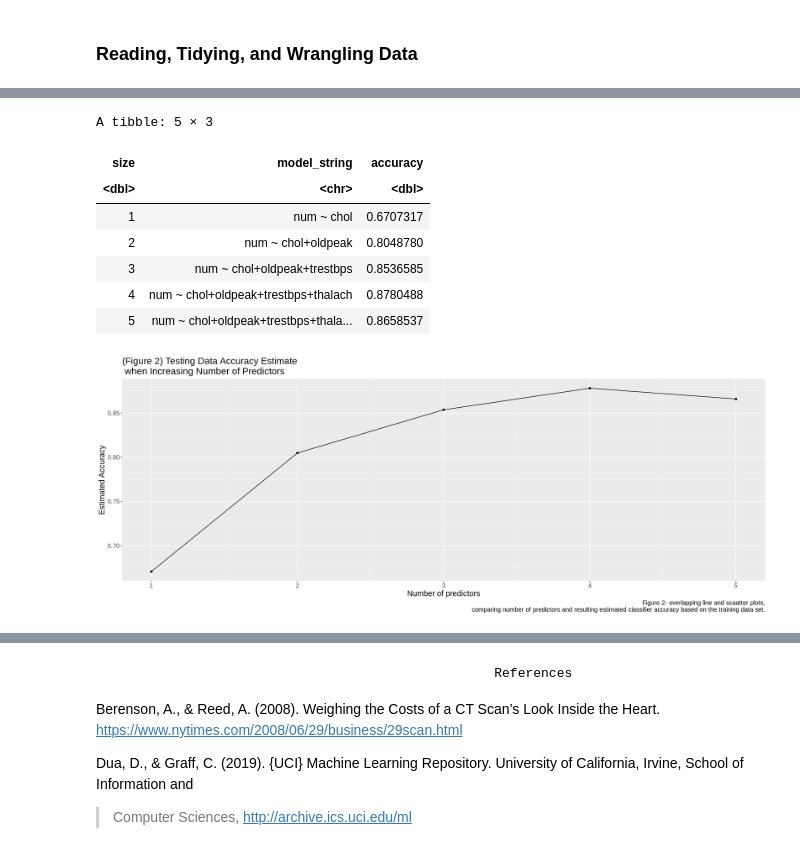
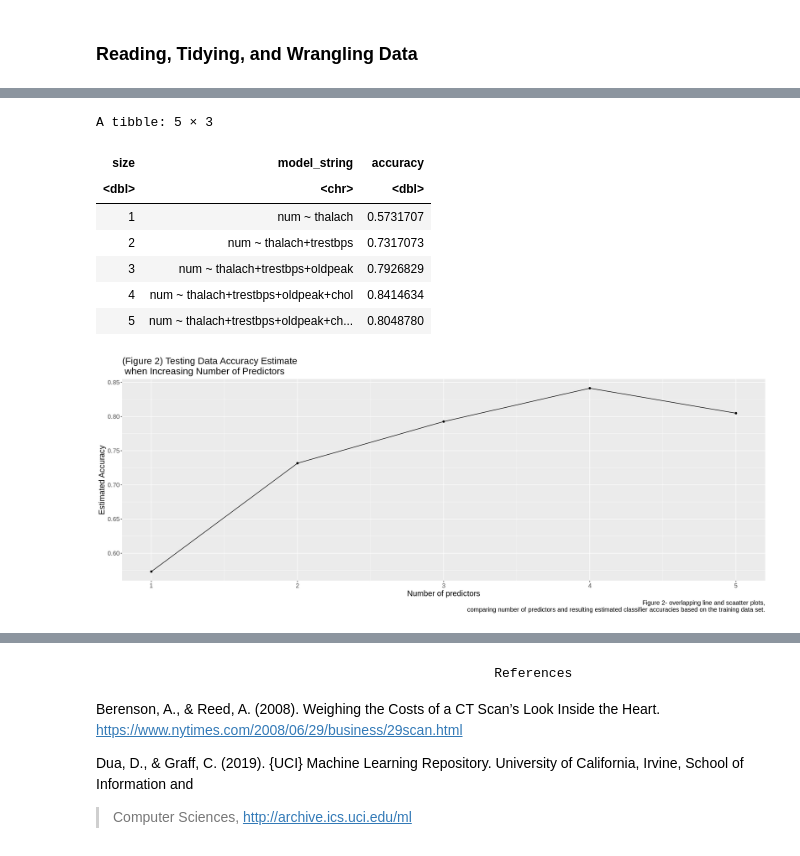
Before and after one commit to justinlook/dsci-100-2022w1-group-10, a Jupyter notebook: Final-project-group10.ipynb, the cells around one changed output, grey strips where cells are left out. Saved outputs shown, nothing was run; the diff lists cells and outputs as text; code cells hidden in the pictures.

```diff
--- a/Final-project-group10.ipynb
+++ b/Final-project-group10.ipynb
@@ -359,5 +344,10 @@ A tibble: 30 × 7
 # %%
 set.seed(88)
+#extract variable names from the upsampled cleveland training sub dataset
+names <- colnames(upsampled_cleveland_training|> select(-num))
+
+names
+
 # create an empty tibble to store the results
 accuracies <- tibble(size = integer(),
                      model_string = character(),
@@ -370,7 +360,7 @@ knn_spec <- nearest_neighbor(weight_func = "rectangular",
      set_mode("classification")
 
 # create a 5-fold cross-validation object
-heartdisease_vfold <- vfold_cv(upsampled_cleveland_training_subset, v = 5, strata = num)
+heartdisease_vfold <- vfold_cv(upsampled_cleveland_training, v = 5, strata = num)
 
 # store the total number of predictors
 n_total <- length(names)
@@ -390,7 +380,7 @@ for (i in 1:n_total) {
 
         # create a recipe from the model string
         hd_recipe <- recipe(as.formula(model_string),
-                                data = upsampled_cleveland_training_subset) |>
+                                data = upsampled_cleveland_training) |>
                           step_scale(all_predictors()) |>
                           step_center(all_predictors())
 
@@ -399,7 +389,7 @@ for (i in 1:n_total) {
         acc <- workflow() |>
           add_recipe(hd_recipe) |>
           add_model(knn_spec) |>
-          tune_grid(resamples = heartdisease_vfold, grid = gridvals) |>
+          tune_grid(resamples = heartdisease_vfold, grid = k_vals) |>
           collect_metrics() |>
           filter(.metric == "accuracy")|>
           summarize(mx = max(mean))
@@ -419,5 +409,4 @@ for (i in 1:n_total) {
     selected <- c(selected, names[[jstar]])
     names <- names[-jstar]
 }
-accuracies
 # %% [output]
@@ -617,15 +646,15 @@ accuracy_testing_dataset_size5
 # %%
 size<-list(1, 2, 3, 4, 5)
-model_string<-list("num ~ chol",
-                   "num ~ chol+oldpeak",
-                   "num ~ chol+oldpeak+trestbps",
-                   "num ~ chol+oldpeak+trestbps+thalach",
-                   "num ~ chol+oldpeak+trestbps+thalach+age")
+model_string<-list("num ~ thalach",
+                   "num ~ thalach+trestbps",
+                   "num ~ thalach+trestbps+oldpeak",
+                   "num ~ thalach+trestbps+oldpeak+chol",
+                   "num ~ thalach+trestbps+oldpeak+chol+age")
 accuracy <- list(accuracy_testing_dataset_size1,
-accuracy_testing_dataset_size2,
-accuracy_testing_dataset_size3,
-accuracy_testing_dataset_size4,
-accuracy_testing_dataset_size5)
+                 accuracy_testing_dataset_size2,
+                 accuracy_testing_dataset_size3,
+                 accuracy_testing_dataset_size4,
+                 accuracy_testing_dataset_size5)
 
 
 
@@ -638,28 +667,28 @@ testing_accuracies
 A tibble: 5 × 3
 | size | model_string | accuracy |
 | <dbl> | <chr> | <dbl> |
-| 1 | num ~ chol | 0.6707317 |
-| 2 | num ~ chol+oldpeak | 0.8048780 |
-| 3 | num ~ chol+oldpeak+trestbps | 0.8536585 |
-| 4 | num ~ chol+oldpeak+trestbps+thalach | 0.8780488 |
-| 5 | num ~ chol+oldpeak+trestbps+thala... | 0.8658537 |
+| 1 | num ~ thalach | 0.5731707 |
+| 2 | num ~ thalach+trestbps | 0.7317073 |
+| 3 | num ~ thalach+trestbps+oldpeak | 0.7926829 |
+| 4 | num ~ thalach+trestbps+oldpeak+chol | 0.8414634 |
+| 5 | num ~ thalach+trestbps+oldpeak+ch... | 0.8048780 |
 # %%
 options(repr.plot.width=18, repr.plot.height=7)
 accuracies_testing_data_plot<-testing_accuracies|>
 ggplot(aes(x=size,y=accuracy))+
 geom_point()+
 geom_line()+
 labs(x="Number of predictors",y="Estimated Accuracy",
      caption ="Figure 2- overlapping line and scaatter plots,
-comparing number of predictors and resulting estimated classifier accuracy based on the training data set.")+
+comparing number of predictors and resulting estimated classifier accuracies based on the training data set.")+
 theme(text=element_text(size=20))+
 ggtitle("(Figure 2) Testing Data Accuracy Estimate \n when Increasing Number of Predictors")+
 theme(text = element_text(size = 15))
 
 
 accuracies_testing_data_plot
 # %% [output]
-[figure, old version]
+[figure, new version]
 # %%
 plot_grid(accuracies_cross_validation_plot, accuracies_testing_data_plot, ncol = 2)
 # %% [output]
```
Also changed, not shown: parts of 35 cells of this notebook.
